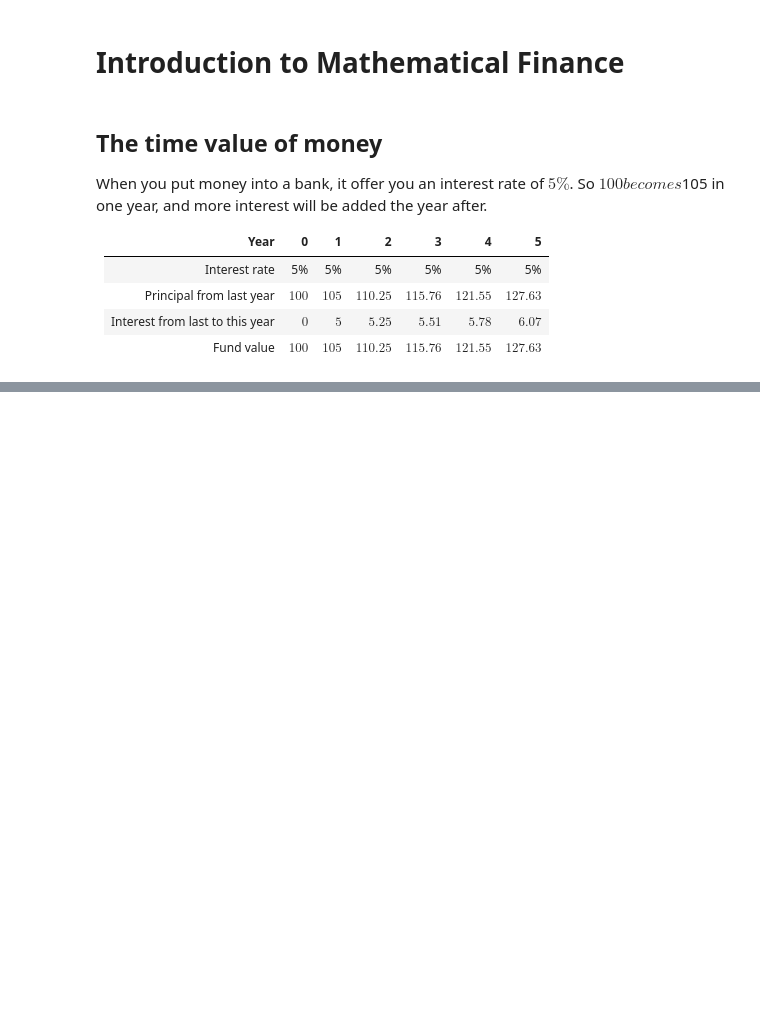
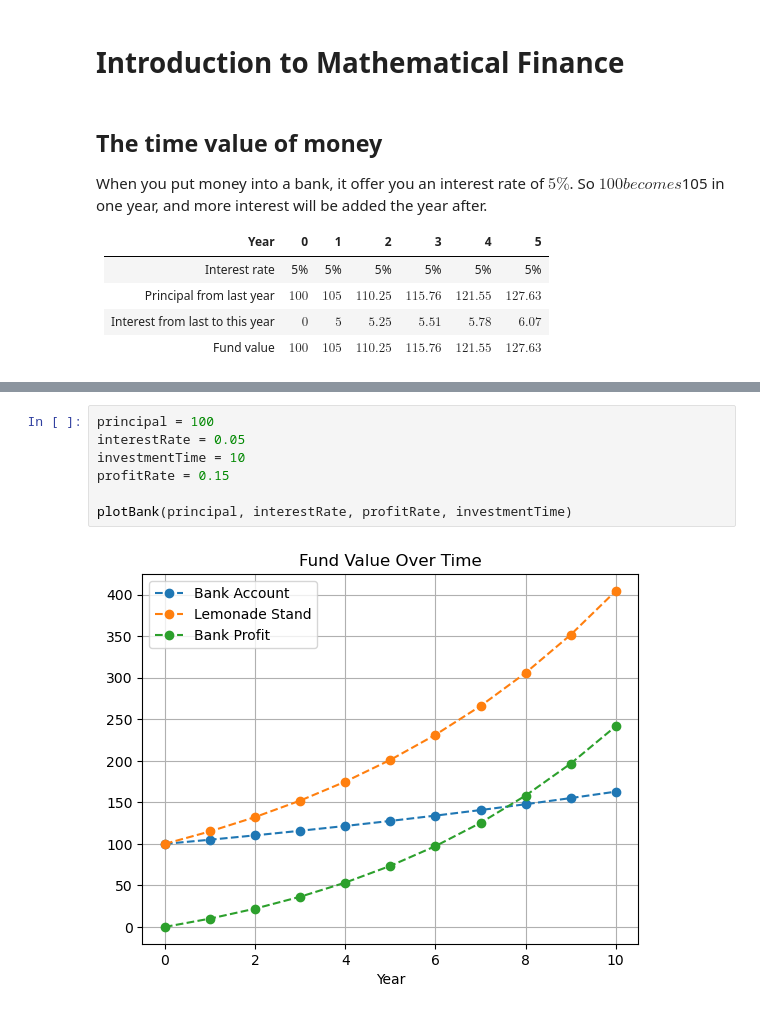
Before and after one commit to xintong0087/jeremyMath, a Jupyter notebook: otherTopics/financialMath/introductionToFinance.ipynb, the cells around one changed output, grey strips where cells are left out. Drawn from its saved outputs; the diff is of its cells as text; blank space fills up the shorter version.

```diff
--- a/otherTopics/financialMath/introductionToFinance.ipynb
+++ b/otherTopics/financialMath/introductionToFinance.ipynb
@@ -40,0 +134,9 @@ How do we make sense of that?
+# %%
+principal = 100
+interestRate = 0.05
+investmentTime = 10
+profitRate = 0.15
+
+plotBank(principal, interestRate, profitRate, investmentTime)
+# %% [output]
+[figure, added]
```
Also changed, not shown: parts of 11 cells of this notebook.
